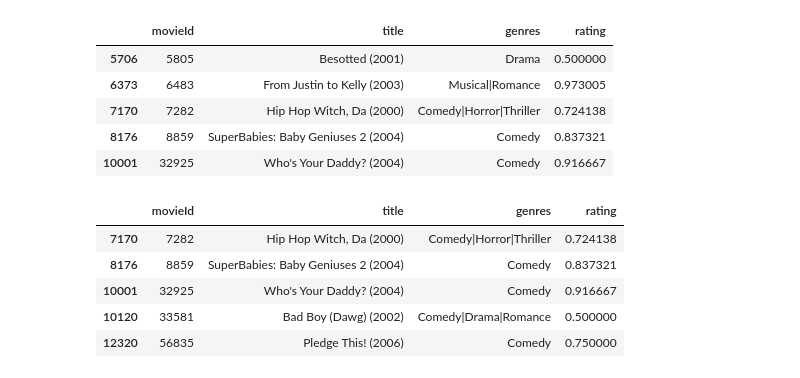
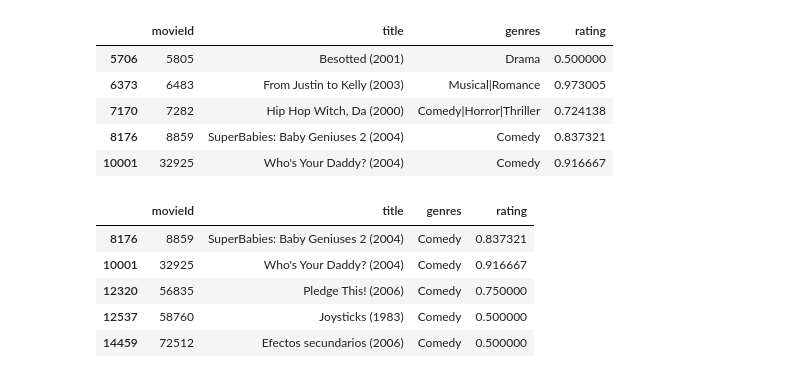
Before and after one commit to dmsergio/data-science-examples, a Jupyter notebook: movielens/movielens.ipynb, the cells around one changed output. Drawn from its saved outputs; the diff is of its cells as text; code cells hidden in the pictures.

```diff
--- a/movielens/movielens.ipynb
+++ b/movielens/movielens.ipynb
@@ -372,14 +372,15 @@ movies_rating[is_lower_rated].head()
 | 8176 | 8859 | SuperBabies: Baby Geniuses 2 (2004) | Comedy | 0.837321 |
 | 10001 | 32925 | Who's Your Daddy? (2004) | Comedy | 0.916667 |
 # %%
-# the worsts comedies movies rated
-is_comedy = movies_rating['genres'].str.contains('Comedy')
+# the worsts comedy movies rated
+# is_comedy = movies_rating['genres'].str.contains('Comedy')
+is_comedy = movies_rating['genres'] == 'Comedy'
 worst_movies = movies_rating['rating'] < 1.0
 movies_rating[is_comedy & worst_movies].head()
 # %% [output]
 |  | movieId | title | genres | rating |
-| 7170 | 7282 | Hip Hop Witch, Da (2000) | Comedy|Horror|Thriller | 0.724138 |
 | 8176 | 8859 | SuperBabies: Baby Geniuses 2 (2004) | Comedy | 0.837321 |
 | 10001 | 32925 | Who's Your Daddy? (2004) | Comedy | 0.916667 |
-| 10120 | 33581 | Bad Boy (Dawg) (2002) | Comedy|Drama|Romance | 0.500000 |
 | 12320 | 56835 | Pledge This! (2006) | Comedy | 0.750000 |
+| 12537 | 58760 | Joysticks (1983) | Comedy | 0.500000 |
+| 14459 | 72512 | Efectos secundarios (2006) | Comedy | 0.500000 |
```
Also changed, not shown: parts of 5 cells of this notebook.
